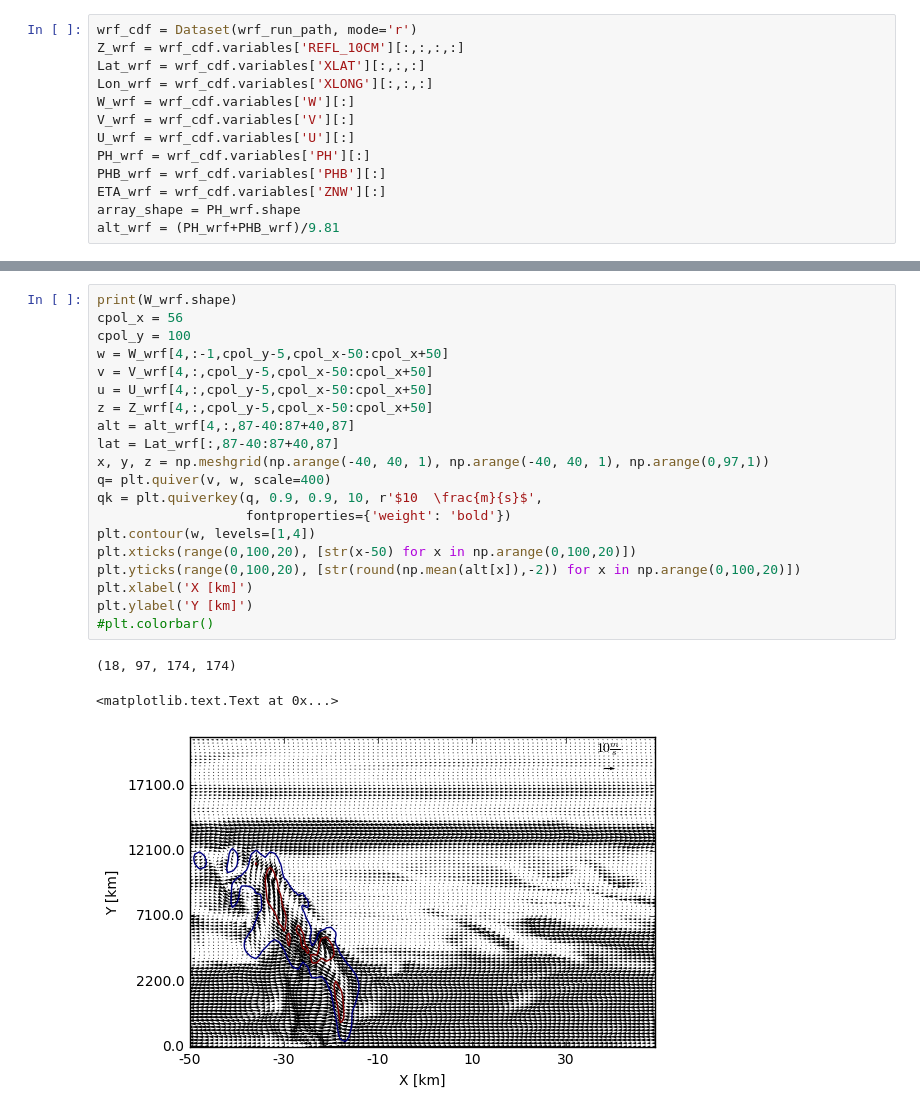
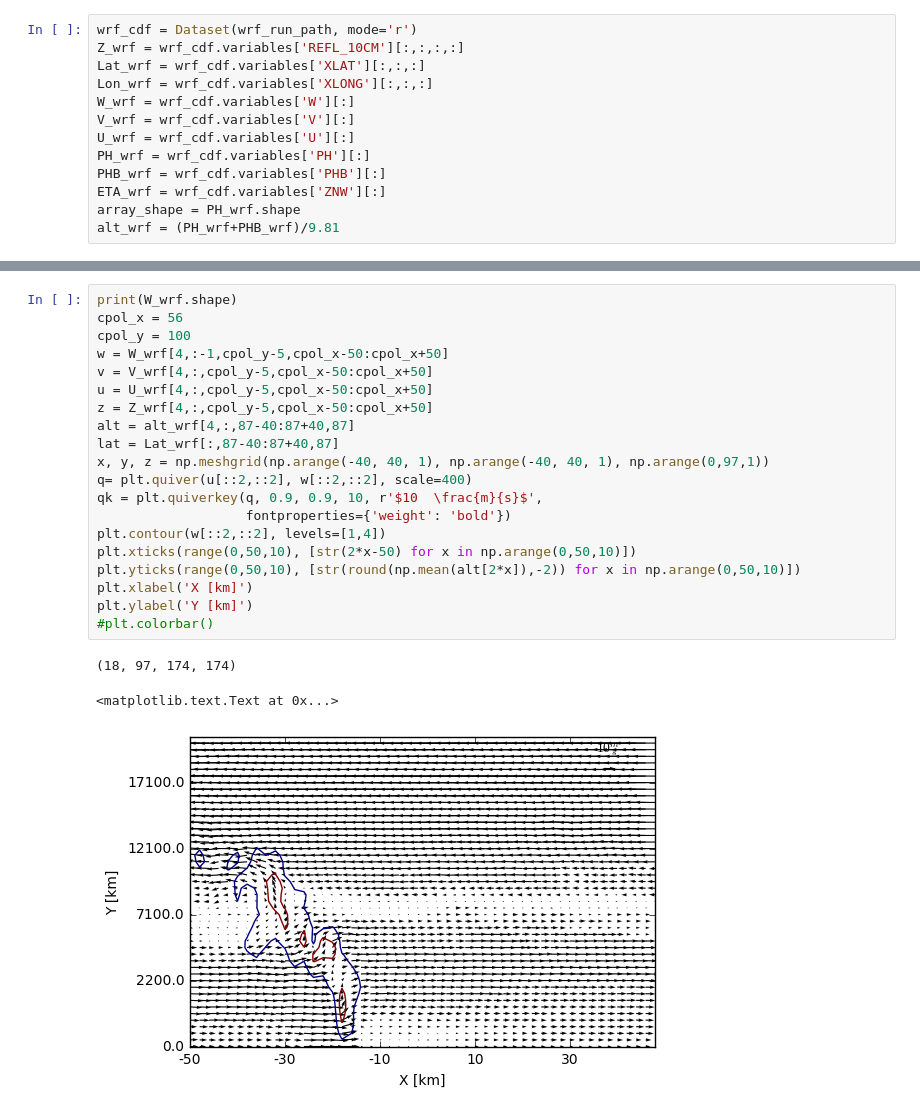
Before and after one commit to rcjackson/cmdv-rrm-anl, a Jupyter notebook: notebooks/CRSIM Multidop.ipynb, the cells around one changed output, grey strips where cells are left out. Drawn from its saved outputs; the diff is of its cells as text.

```diff
--- a/notebooks/CRSIM Multidop.ipynb
+++ b/notebooks/CRSIM Multidop.ipynb
@@ -313,24 +340,24 @@ alt_wrf = (PH_wrf+PHB_wrf)/9.81
 # %%
 print(W_wrf.shape)
 cpol_x = 56
 cpol_y = 100
 w = W_wrf[4,:-1,cpol_y-5,cpol_x-50:cpol_x+50]
 v = V_wrf[4,:,cpol_y-5,cpol_x-50:cpol_x+50]
 u = U_wrf[4,:,cpol_y-5,cpol_x-50:cpol_x+50]
 z = Z_wrf[4,:,cpol_y-5,cpol_x-50:cpol_x+50]
 alt = alt_wrf[4,:,87-40:87+40,87]
 lat = Lat_wrf[:,87-40:87+40,87]
 x, y, z = np.meshgrid(np.arange(-40, 40, 1), np.arange(-40, 40, 1), np.arange(0,97,1))
-q= plt.quiver(v, w, scale=400)
+q= plt.quiver(u[::2,::2], w[::2,::2], scale=400)
 qk = plt.quiverkey(q, 0.9, 0.9, 10, r'$10  \frac{m}{s}$',
                    fontproperties={'weight': 'bold'})
-plt.contour(w, levels=[1,4])
-plt.xticks(range(0,100,20), [str(x-50) for x in np.arange(0,100,20)])
-plt.yticks(range(0,100,20), [str(round(np.mean(alt[x]),-2)) for x in np.arange(0,100,20)])
+plt.contour(w[::2,::2], levels=[1,4])
+plt.xticks(range(0,50,10), [str(2*x-50) for x in np.arange(0,50,10)])
+plt.yticks(range(0,50,10), [str(round(np.mean(alt[2*x]),-2)) for x in np.arange(0,50,10)])
 plt.xlabel('X [km]')
 plt.ylabel('Y [km]')
 #plt.colorbar()
 # %% [output]
 (18, 97, 174, 174)
 <matplotlib.text.Text at 0x...>
-[figure, old version]
+[figure, new version]
```
Also changed, not shown: parts of 20 cells of this notebook.
